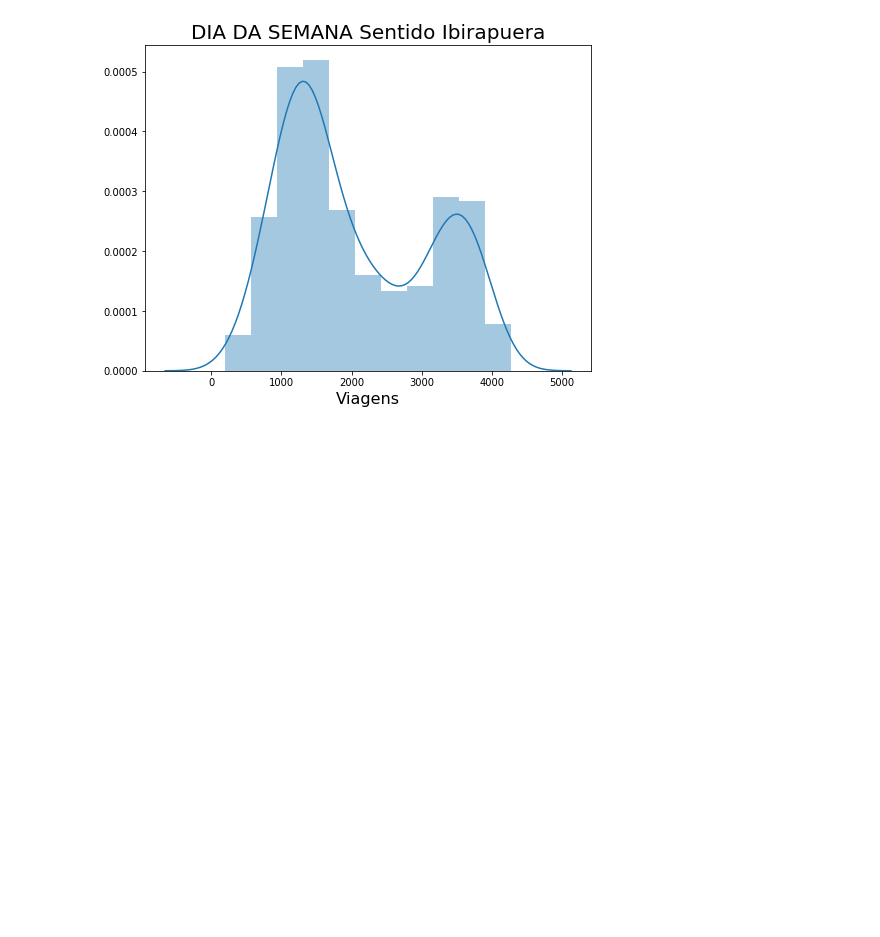
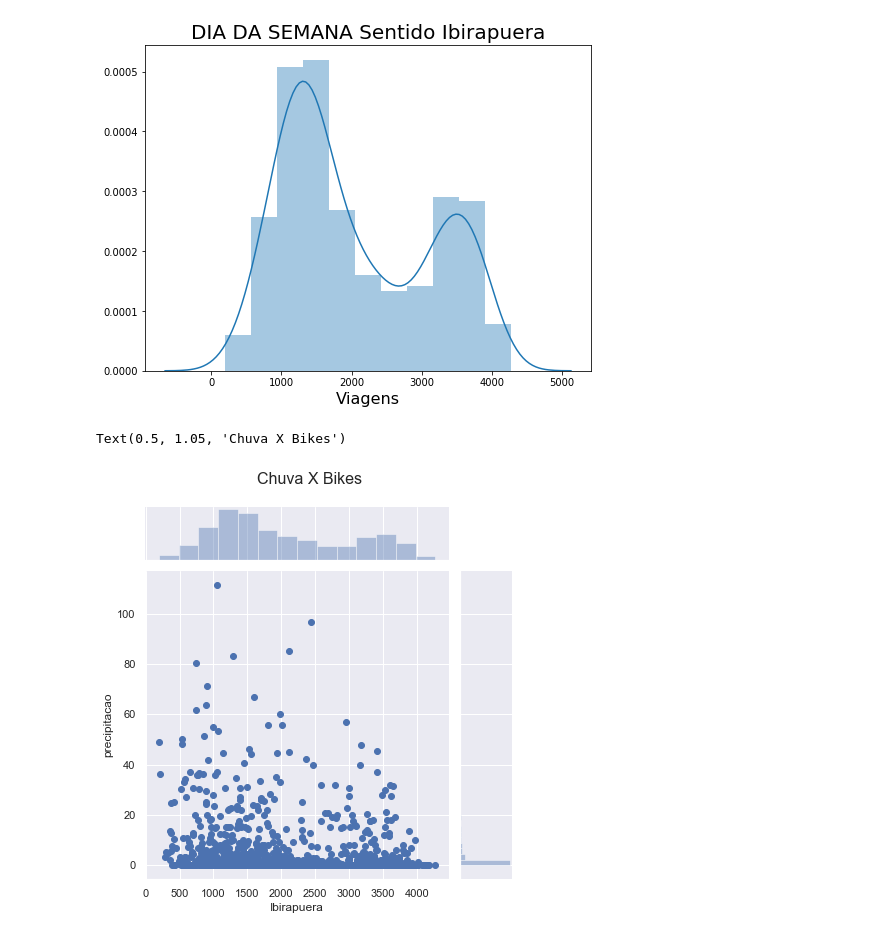
Before and after one commit to matheusmpandrade/data_projects, a Jupyter notebook: bike_data/Bike_data_ideias.ipynb, the cells around one changed output. Saved outputs shown, nothing was run; the diff lists cells and outputs as text; code cells hidden in the pictures; blank space fills up the shorter version.

```diff
--- a/bike_data/Bike_data_ideias.ipynb
+++ b/bike_data/Bike_data_ideias.ipynb
@@ -118,3 +118,10 @@ ax
 # %% [output]
 <matplotlib.axes._subplots.AxesSubplot at 0x...>
 [figure]
+# %%
+sns.set(style="darkgrid")
+ax = sns.jointplot(data =df, x = 'Ibirapuera', y='precipitacao')
+ax.fig.suptitle("Chuva X Bikes", fontsize =16, y = 1.05)
+# %% [output]
+Text(0.5, 1.05, 'Chuva X Bikes')
+[figure, added]
```
